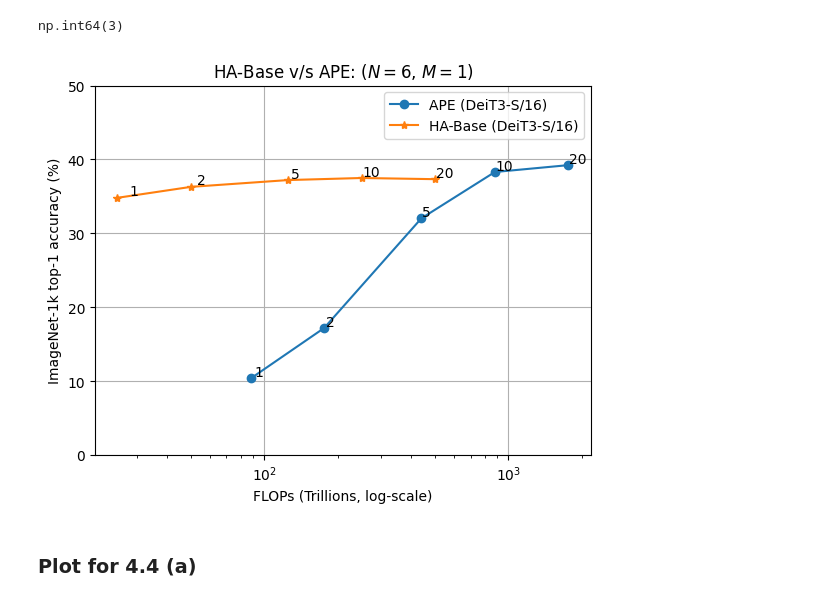
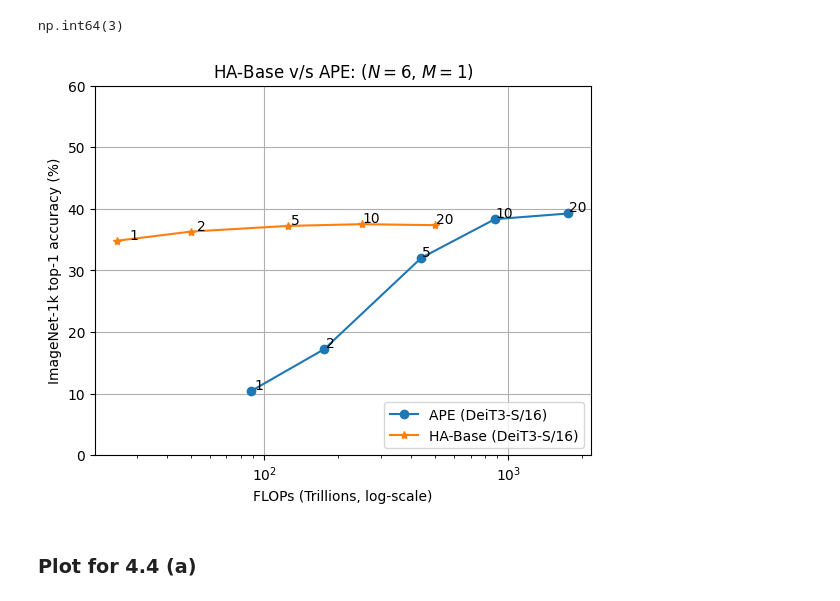
Before and after one commit to jaisidhsingh/hypa-new, a Jupyter notebook: hyperalignment/plot.ipynb, the cells around one changed output. Cells and saved outputs as stored; diff of their text form; code cells hidden in the pictures.

```diff
--- a/hyperalignment/plot.ipynb
+++ b/hyperalignment/plot.ipynb
@@ -274,0 +275,6 @@ plt.show()
+# %%
+a = 4 * get_ape_flops(384, 384) * 1 + \
+    4 * get_ape_flops(768, 384) * 1 + \
+    4 * get_ape_flops(1024, 384) * 1
+r = HNET_FLOPS_12_4_with_384_1ep / a
+1 / r
@@ -445,36 +453,36 @@ epochs = [1, 2, 5, 10, 20]
 # fig, axes = plt.subplots(1, 1)
 
 for j, bench in enumerate(["imagenet1k"]):
     hnet_accs = [34.81, 36.29, 37.21, 37.49, 37.33]
     hnet_flops = [25.06 * e for e in [1, 2, 5, 10, 20]]
 
     ape_accs =[10.37, 17.2, 32.03, 38.3, 39.23]
     ape_flops = [14.675 * e * 6 for e in [1, 2, 5, 10, 20]]
 
     plt.plot(ape_flops, ape_accs, label="APE (DeiT3-S/16)", marker="o")
     plt.plot(hnet_flops, hnet_accs, label="HA-Base (DeiT3-S/16)", marker="*")
     plt.xlabel("FLOPs (Trillions, log-scale)")
     plt.xscale("log")
     plt.ylabel(f"{names[bench]} top-1 accuracy (%)")
-    plt.ylim([0, 50])
+    plt.ylim([0, 60])
     # plt.set_title(names[bench])
 
     if j == 0:
-        plt.legend()
+        plt.legend(loc="lower right")
 
     plt.grid(True)
 
     epochs = [1, 2, 5, 10, 20]
     for i, ep in enumerate(epochs):
         plt.annotate(f"{ep}", (ape_flops[i] + 3, ape_accs[i] + 0.3))
         plt.annotate(f"{ep}", (hnet_flops[i] + 3, hnet_accs[i] + 0.3))
 
 plt.title("HA-Base v/s APE: ($N=6$, $M=1$)")
 
 plt.savefig("final_plots/ha_base_vs_ape_6.pdf", format="pdf")
 plt.show()
 # %% [output]
-[figure, old version]
+[figure, new version]
 # %% [markdown]
 ### Plot for 4.4 (a)
 # %%
```
Also changed, not shown: parts of 3 cells of this notebook, 5 other files.
